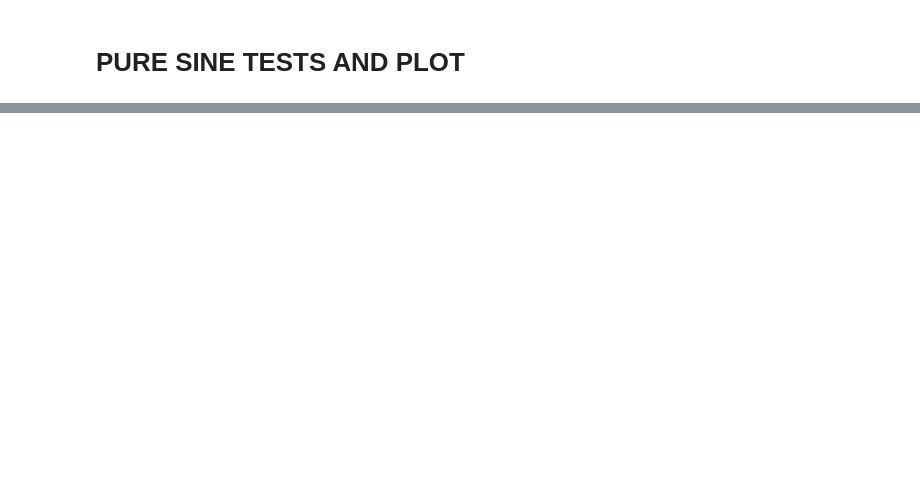
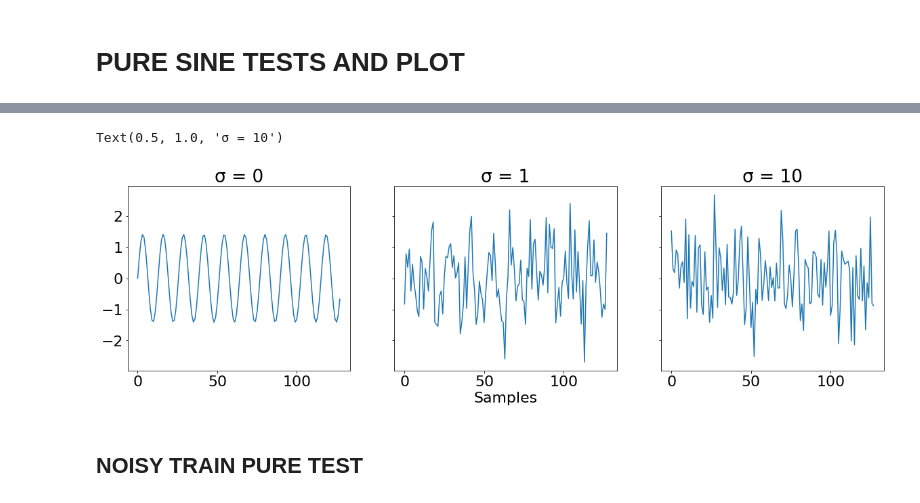
Before and after one commit to yagami009/ding, a Jupyter notebook: Synthetic Data Testing.ipynb, the cells around one changed output, grey strips where cells are left out. Drawn from its saved outputs; the diff is of its cells as text; code cells hidden in the pictures; blank space fills up the shorter version.

```diff
--- a/Synthetic Data Testing.ipynb
+++ b/Synthetic Data Testing.ipynb
@@ -222,0 +308,15 @@ ax3.plot(train[2,0,:,0])
+# %%
+fig, axs = plt.subplots(1,3, figsize=(20,5), sharey=True)
+
+axs[0].plot(a)
+axs[0].set_title('\u03C3 = 0')
+axs[1].plot(b)
+axs[1].set_title('\u03C3 = 1')
+axs[1].set_xlabel('Samples')
+axs[2].plot(c)
+axs[2].set_title('\u03C3 = 10')
+# %% [output]
+Text(0.5, 1.0, 'σ = 10')
+[figure, added]
+# %% [markdown]
+## NOISY TRAIN PURE TEST
```
Also changed, not shown: parts of 18 cells of this notebook.
